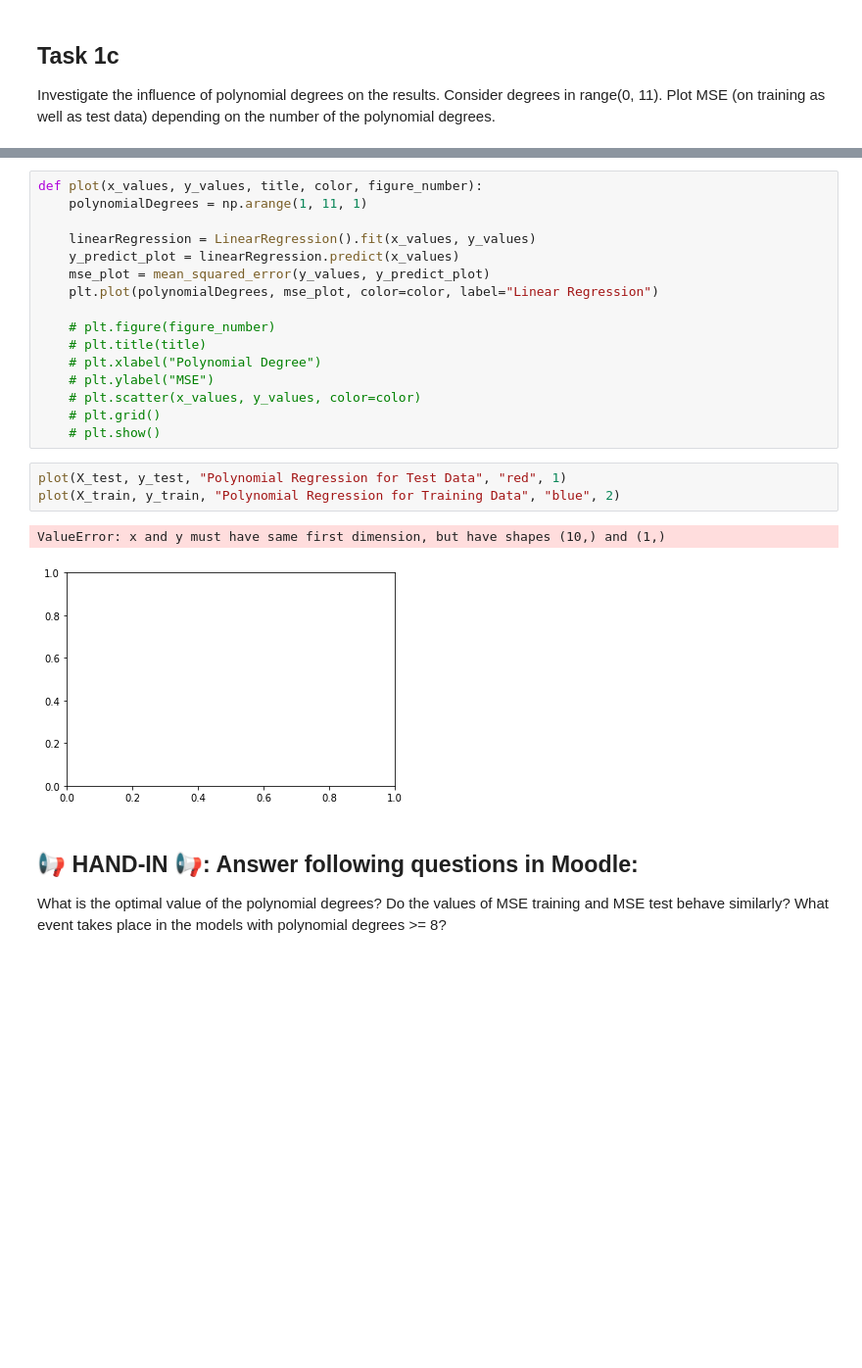
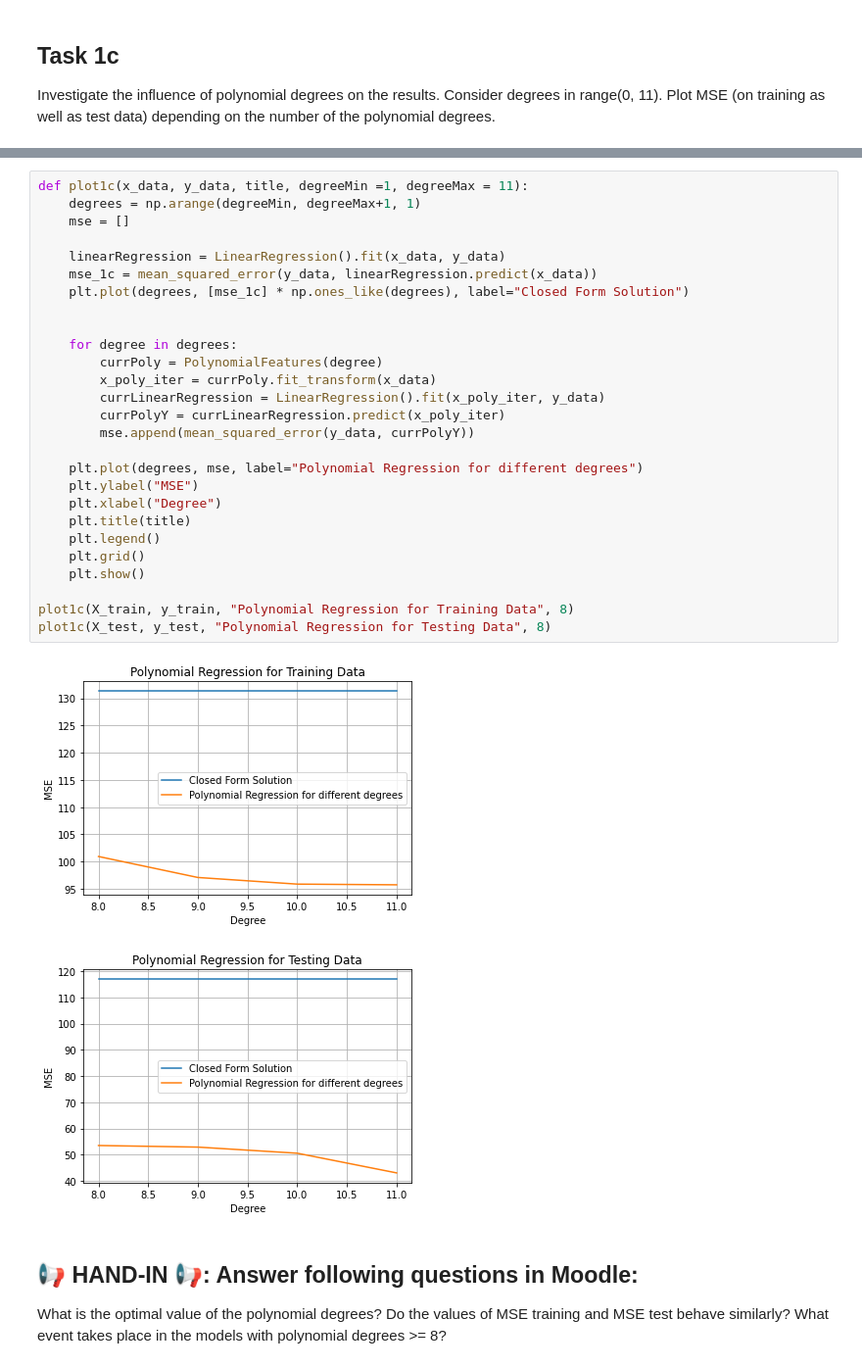
Before and after one commit to ArmandoShala/mldm_hs22, a Jupyter notebook: labs/L04_Polynomial_and_Logistic_Regression_LAB_ASSIGNMENT.ipynb, the cells around one changed output, grey strips where cells are left out. Shown at 98% size. Drawn from its saved outputs; the diff is of its cells as text; blank space fills up the shorter version.

```diff
--- a/labs/L04_Polynomial_and_Logistic_Regression_LAB_ASSIGNMENT.ipynb
+++ b/labs/L04_Polynomial_and_Logistic_Regression_LAB_ASSIGNMENT.ipynb
@@ -181,25 +150,33 @@ MSE of training data: 106.25833697429216
-# %%
-def plot(x_values, y_values, title, color, figure_number):
-    polynomialDegrees = np.arange(1, 11, 1)
-
-    linearRegression = LinearRegression().fit(x_values, y_values)
-    y_predict_plot = linearRegression.predict(x_values)
-    mse_plot = mean_squared_error(y_values, y_predict_plot)
-    plt.plot(polynomialDegrees, mse_plot, color=color, label="Linear Regression")
-
-    # plt.figure(figure_number)
-    # plt.title(title)
-    # plt.xlabel("Polynomial Degree")
-    # plt.ylabel("MSE")
-    # plt.scatter(x_values, y_values, color=color)
-    # plt.grid()
-    # plt.show()
-# %%
-plot(X_test, y_test, "Polynomial Regression for Test Data", "red", 1)
-plot(X_train, y_train, "Polynomial Regression for Training Data", "blue", 2)
-# %% [output]
-ValueError: x and y must have same first dimension, but have shapes (10,) and (1,)
-[figure, removed]
+# %%
+def plot1c(x_data, y_data, title, degreeMin =1, degreeMax = 11):
+    degrees = np.arange(degreeMin, degreeMax+1, 1)
+    mse = []
+
+    linearRegression = LinearRegression().fit(x_data, y_data)
+    mse_1c = mean_squared_error(y_data, linearRegression.predict(x_data))
+    plt.plot(degrees, [mse_1c] * np.ones_like(degrees), label="Closed Form Solution")
+
+
+    for degree in degrees:
+        currPoly = PolynomialFeatures(degree)
+        x_poly_iter = currPoly.fit_transform(x_data)
+        currLinearRegression = LinearRegression().fit(x_poly_iter, y_data)
+        currPolyY = currLinearRegression.predict(x_poly_iter)
+        mse.append(mean_squared_error(y_data, currPolyY))
+
+    plt.plot(degrees, mse, label="Polynomial Regression for different degrees")
+    plt.ylabel("MSE")
+    plt.xlabel("Degree")
+    plt.title(title)
+    plt.legend()
+    plt.grid()
+    plt.show()
+
+plot1c(X_train, y_train, "Polynomial Regression for Training Data", 8)
+plot1c(X_test, y_test, "Polynomial Regression for Testing Data", 8)
+# %% [output]
+[figure, added]
+[figure, added]
 # %% [markdown]
 ## 📢 **HAND-IN** 📢: Answer following questions in Moodle:
 
```
Also changed, not shown: parts of 19 cells of this notebook.
